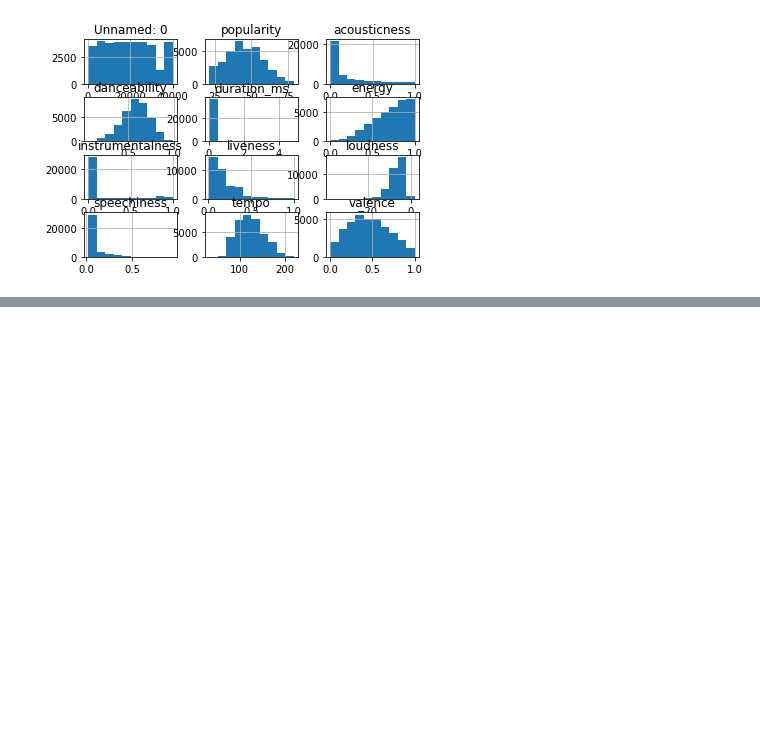
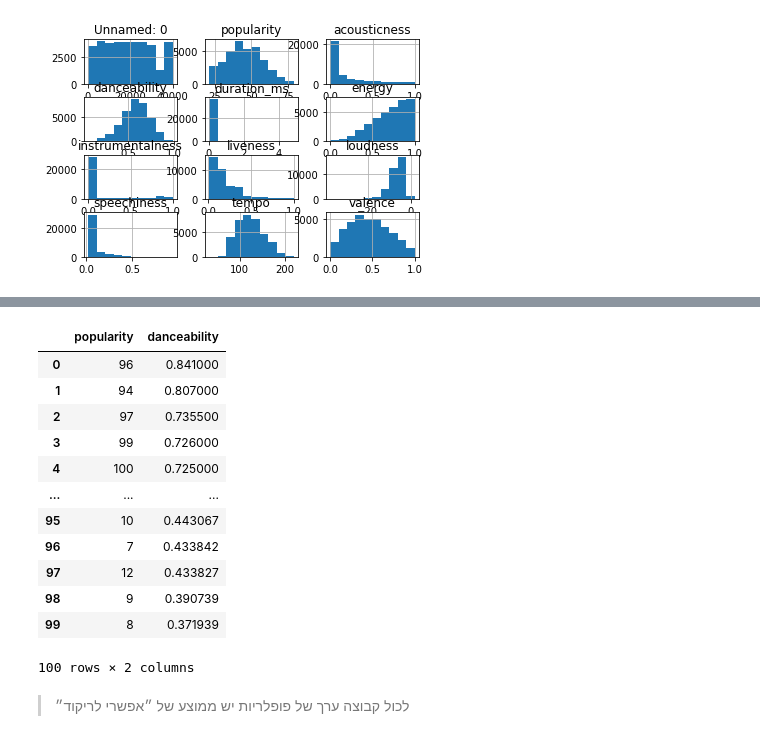
Before and after one commit to natihuri1/spotifyProject, a Jupyter notebook: spotifyProject.ipynb, the cells around one changed output, grey strips where cells are left out. Cells and saved outputs as stored; diff of their text form; code cells hidden in the pictures; blank space fills up the shorter version.

```diff
--- a/spotifyProject.ipynb
+++ b/spotifyProject.ipynb
@@ -105,0 +157,19 @@ array([[<AxesSubplot:title={'center':'Unnamed: 0'}>,
+# %%
+df_1=spotify_df.groupby('popularity')['danceability'].mean().sort_values(ascending=False).reset_index()
+df_1
+# %% [output]
+|  | popularity | danceability |
+| 0 | 96 | 0.841000 |
+| 1 | 94 | 0.807000 |
+| 2 | 97 | 0.735500 |
+| 3 | 99 | 0.726000 |
+| 4 | 100 | 0.725000 |
+| ... | ... | ... |
+| 95 | 10 | 0.443067 |
+| 96 | 7 | 0.433842 |
+| 97 | 12 | 0.433827 |
+| 98 | 9 | 0.390739 |
+| 99 | 8 | 0.371939 |
+100 rows × 2 columns
+# %% [markdown]
+> לכול קבוצה ערך של פופלריות יש ממוצע של ״אפשרי לריקוד״
```
Also changed, not shown: parts of 10 cells of this notebook.
